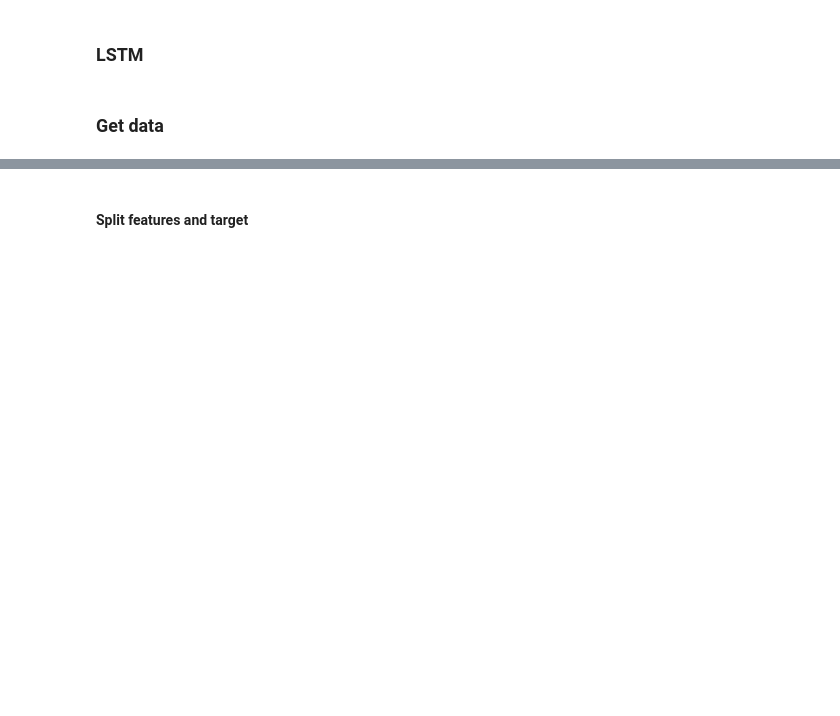
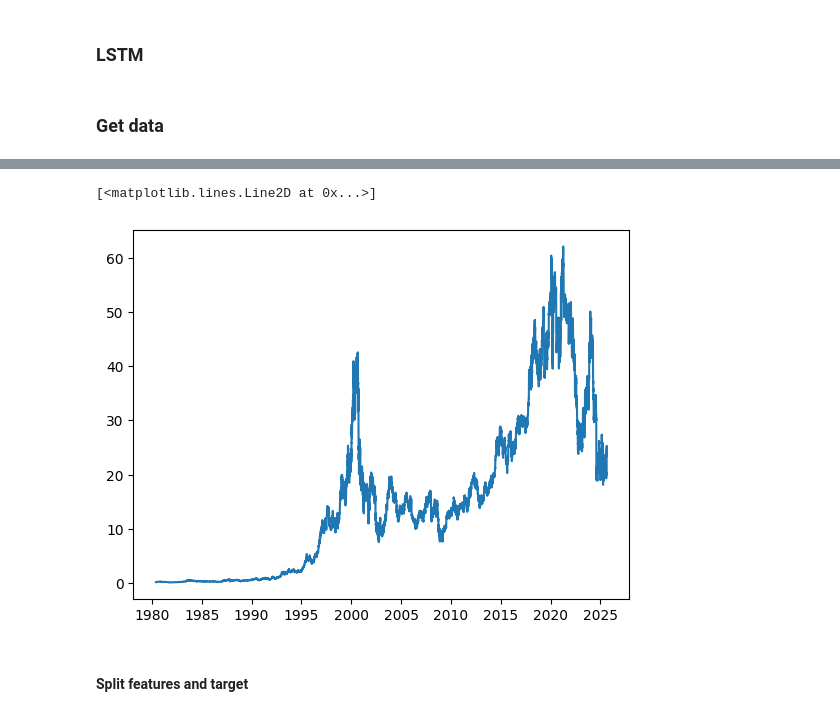
Before and after one commit to Ivo196/Chronos-T5-Large, a Jupyter notebook: models/LSTM.ipynb, the cells around one changed output, grey strips where cells are left out. Saved outputs shown, nothing was run; the diff lists cells and outputs as text; code cells hidden in the pictures; blank space fills up the shorter version.

```diff
--- a/models/LSTM.ipynb
+++ b/models/LSTM.ipynb
@@ -25,3 +28,9 @@ data
+# %%
+import matplotlib.pyplot as plt
+plt.plot( data['Close'])
+# %% [output]
+[<matplotlib.lines.Line2D at 0x...>]
+[figure, added]
 # %% [markdown]
 #### Split features and target
 # %%
```
Also changed, not shown: parts of 16 cells of this notebook, 1 other file.
